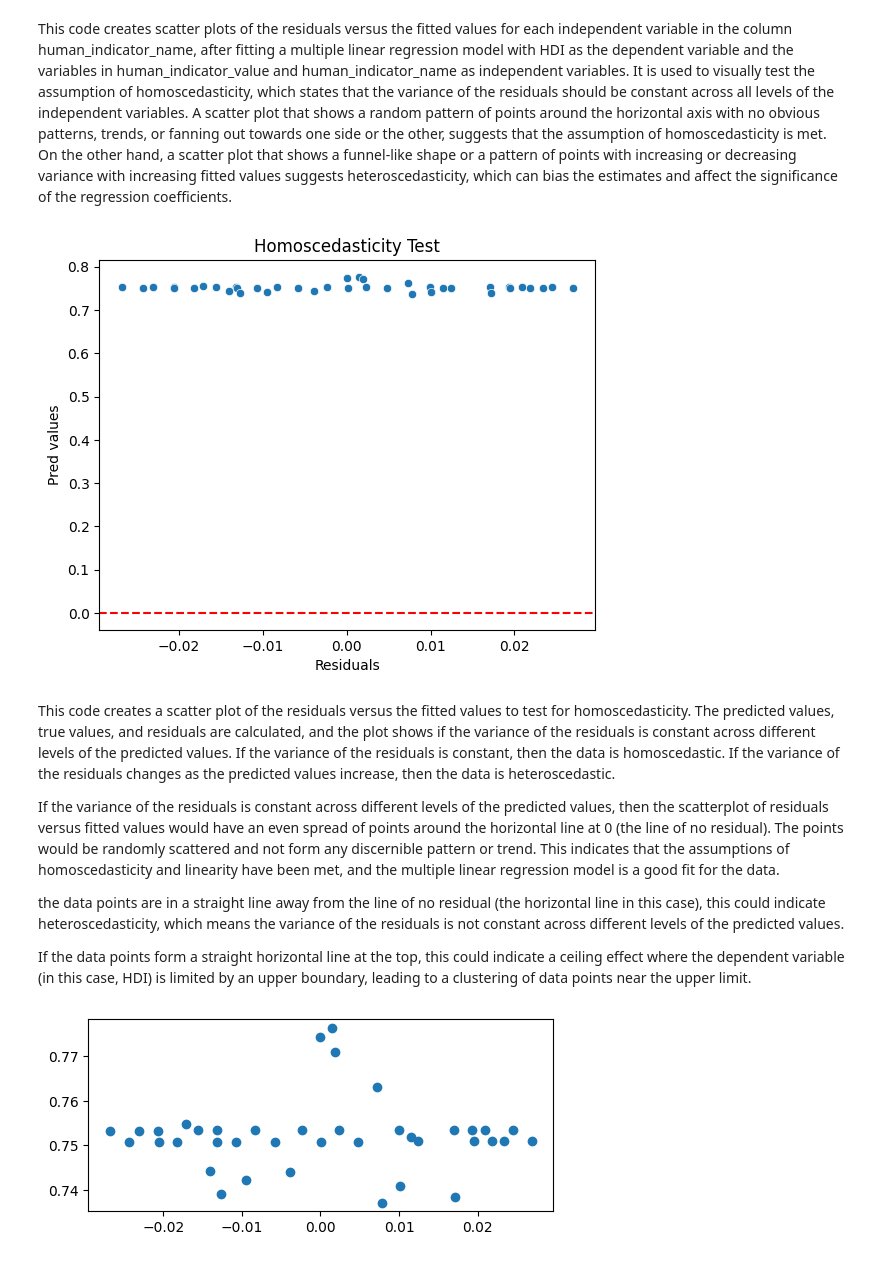
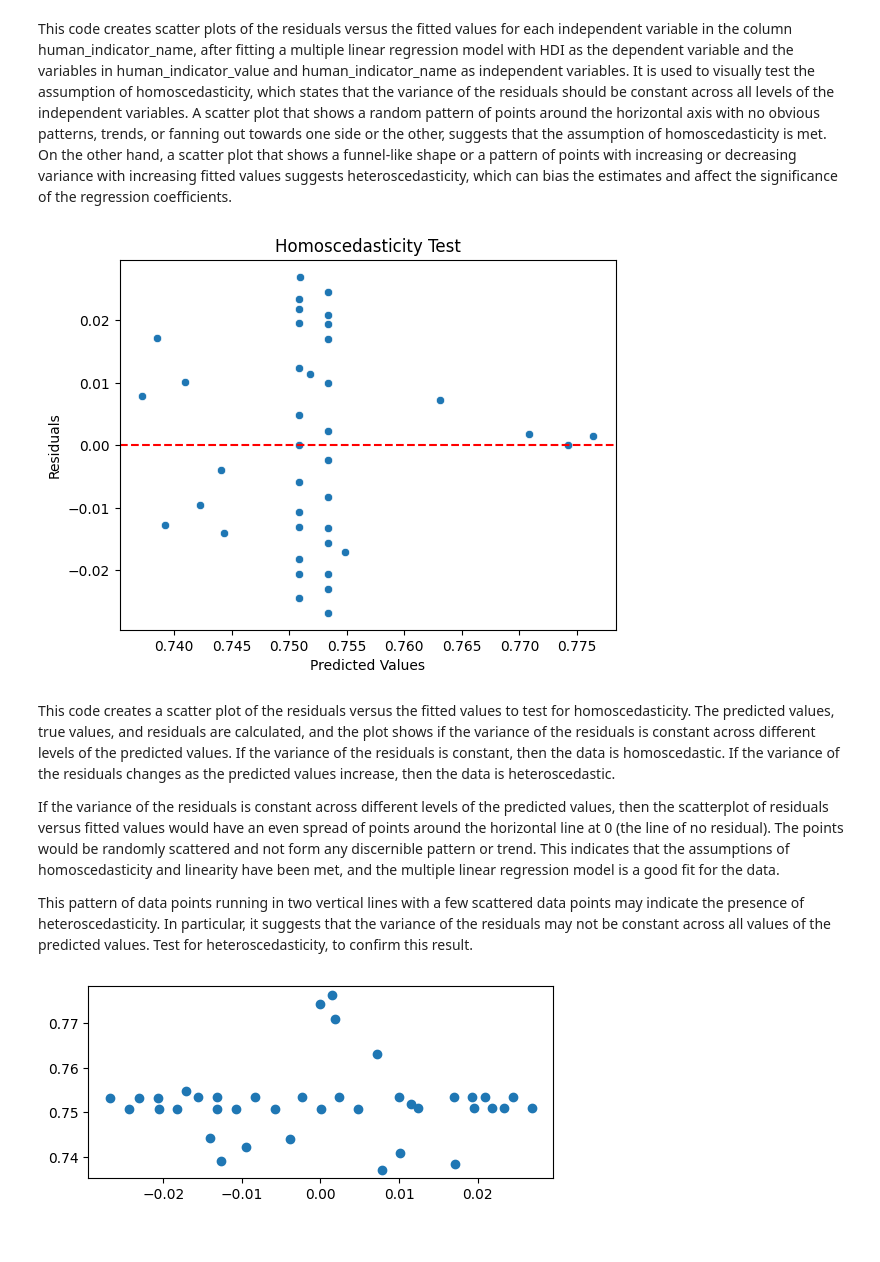
Before and after one commit to belkisclarke/Saint-Kitts-Nevis-HDI-Database-Tracing-the-Path-of-Human-Development, a Jupyter notebook: Notebooks/Tracing the Path of Human Development Across Saint Kitts and Nevis.ipynb, the cells around one changed output. Drawn from its saved outputs; the diff is of its cells as text; code cells hidden in the pictures.

```diff
--- a/Notebooks/Tracing the Path of Human Development Across Saint Kitts and Nevis.ipynb
+++ b/Notebooks/Tracing the Path of Human Development Across Saint Kitts and Nevis.ipynb
@@ -690,46 +717,44 @@ This code creates scatter plots of the residuals versus the fitted values for ea
 # Define the independent variables
 X = HumInd3[['human_indicator_value', 'human_indicator_code']]
 
 # Define the dependent variable
 y = HumInd3['HDI']
 
 # Add a constant to the independent variables
 X = sm.add_constant(X)
 
 # Fit a multiple linear regression model
 model = sm.OLS(y, X).fit()
 
 # Calculate the residuals and fitted values
 residuals = model.resid
 fitted_values = model.fittedvalues
 
 # Calculate the predicted values
 pred_val = model.fittedvalues.copy()
 
 # Calculate the true values
 true_val = HumInd3['HDI'].values.copy()
 
 # Calculate the residuals
 residual = true_val - pred_val
 
 # Plot the residuals versus the fitted values
-sns.scatterplot(x=residual, y=pred_val)
+sns.scatterplot(x=pred_val, y=residual)
 plt.axhline(y=0, color='red', linestyle='--')
-plt.xlabel('Residuals')
-plt.ylabel('Pred values')
+plt.xlabel('Predicted Values')
+plt.ylabel('Residuals')
 plt.title('Homoscedasticity Test')
 plt.show()
 # %% [output]
-[figure, old version]
+[figure, new version]
 # %% [markdown]
 This code creates a scatter plot of the residuals versus the fitted values to test for homoscedasticity. The predicted values, true values, and residuals are calculated, and the plot shows if the variance of the residuals is constant across different levels of the predicted values. If the variance of the residuals is constant, then the data is homoscedastic. If the variance of the residuals changes as the predicted values increase, then the data is heteroscedastic.
 
 If the variance of the residuals is constant across different levels of the predicted values, then the scatterplot of residuals versus fitted values would have an even spread of points around the horizontal line at 0 (the line of no residual). The points would be randomly scattered and not form any discernible pattern or trend. This indicates that the assumptions of homoscedasticity and linearity have been met, and the multiple linear regression model is a good fit for the data.
 
 
-the data points are in a straight line away from the line of no residual (the horizontal line in this case), this could indicate heteroscedasticity, which means the variance of the residuals is not constant across different levels of the predicted values.
-
-If the data points form a straight horizontal line at the top, this could indicate a ceiling effect where the dependent variable (in this case, HDI) is limited by an upper boundary, leading to a clustering of data points near the upper limit.
+This pattern of data points running in two vertical lines with a few scattered data points may indicate the presence of heteroscedasticity. In particular, it suggests that the variance of the residuals may not be constant across all values of the predicted values. Test for heteroscedasticity, to confirm this result.
 # %%
 fig, ax = plt.subplots(figsize=(6, 2.5))
 _ = ax.scatter(residual, pred_val)
```
Also changed, not shown: parts of 64 cells of this notebook.
